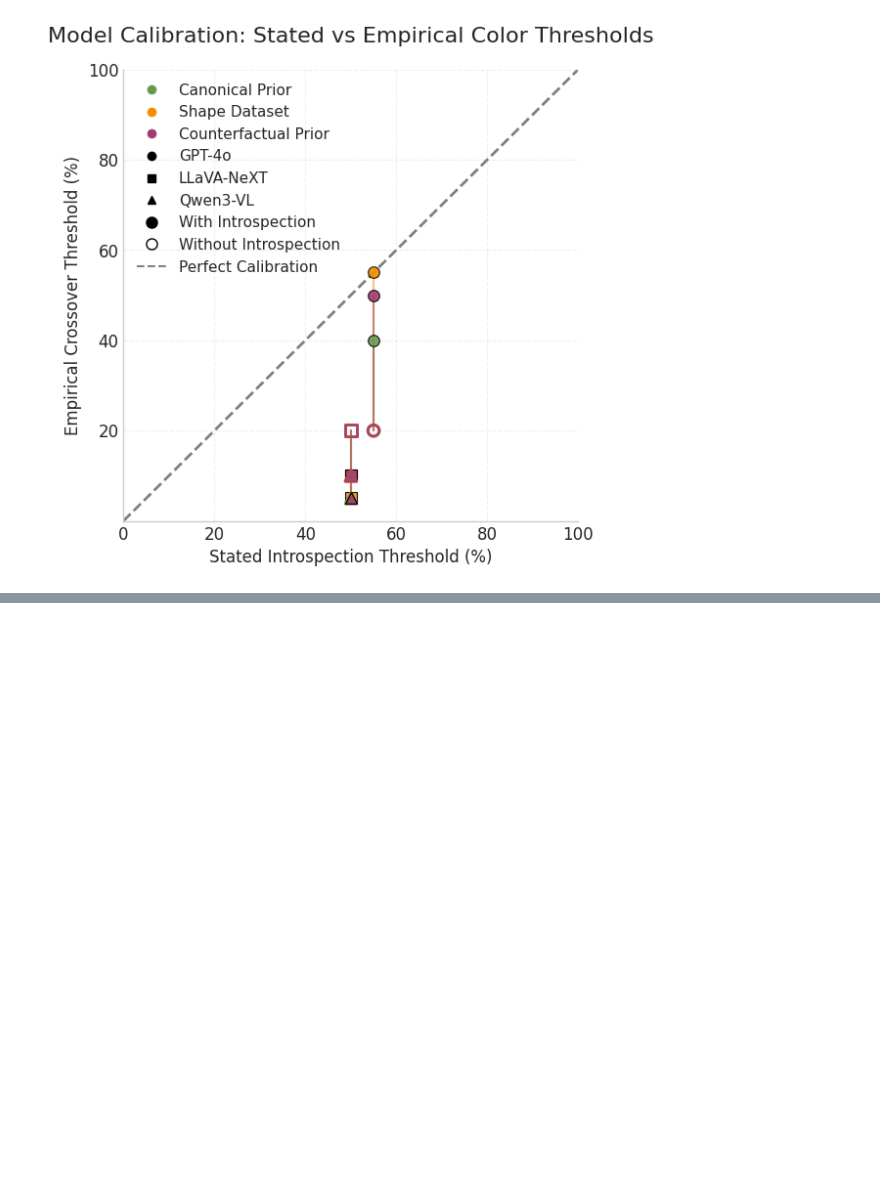
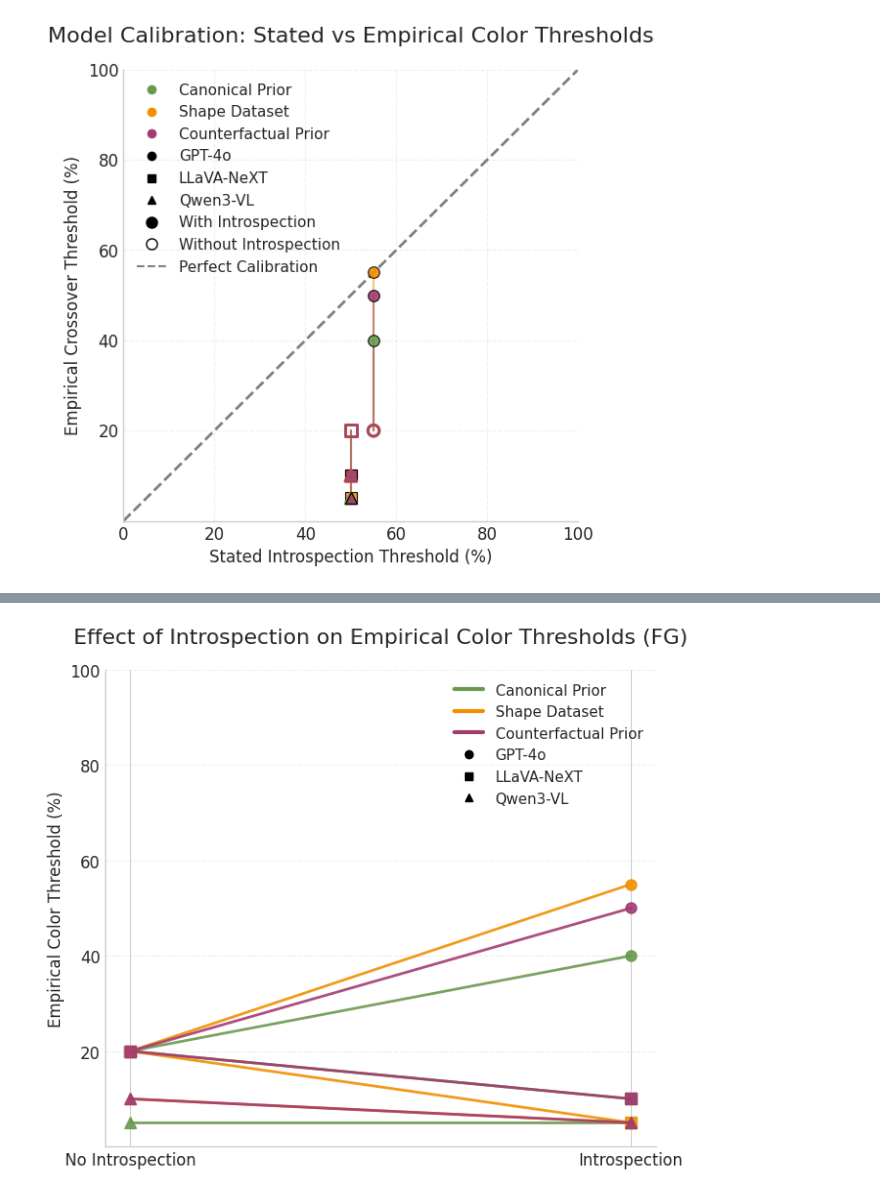
Before and after one commit to jonnemi/color-concept-entanglement, a Jupyter notebook: model_evaluation/VLM_analysis.ipynb, the cells around one changed output, grey strips where cells are left out. Drawn from its saved outputs; the diff is of its cells as text; code cells hidden in the pictures; blank space fills up the shorter version.

Commit message:
More Model PLots

```diff
--- a/model_evaluation/VLM_analysis.ipynb
+++ b/model_evaluation/VLM_analysis.ipynb
@@ -815,0 +719,63 @@ This shows internal belief dynamics.
+# %%
+import matplotlib.pyplot as plt
+import numpy as np
+
+fig, ax = plt.subplots(figsize=(7,6))
+
+x_positions = [0,1]  # no introspection -> introspection
+
+for _, row in calib_df.iterrows():
+
+    y_vals = [
+        row["empirical_no_intro"],
+        row["empirical_intro"]
+    ]
+
+    ax.plot(
+        x_positions,
+        y_vals,
+        color=colors[row["stimulus"]],
+        marker=model_markers[row["model"]],
+        markersize=8,
+        linewidth=2,
+        alpha=0.9
+    )
+
+# axes
+ax.set_xticks(x_positions)
+ax.set_xticklabels(["No Introspection","Introspection"])
+
+ax.set_ylabel("Empirical Color Threshold (%)")
+ax.set_ylim(0,100)
+ax.set_yticks(np.arange(20,101,20))
+
+ax.grid(axis="y", linestyle="--", alpha=0.3)
+
+plt.title(
+    "Effect of Introspection on Empirical Color Thresholds (FG)",
+    fontsize=16,
+    pad = 20
+)
+
+# legend
+from matplotlib.lines import Line2D
+
+legend_elements = [
+
+    # datasets
+    Line2D([0],[0], color=colors['correct_prior'], lw=3, label='Canonical Prior'),
+    Line2D([0],[0], color=colors['shape'], lw=3, label='Shape Dataset'),
+    Line2D([0],[0], color=colors['counterfact'], lw=3, label='Counterfactual Prior'),
+
+    # models
+    Line2D([0],[0], marker='o', color='black', linestyle='None', label='GPT-4o'),
+    Line2D([0],[0], marker='s', color='black', linestyle='None', label='LLaVA-NeXT'),
+    Line2D([0],[0], marker='^', color='black', linestyle='None', label='Qwen3-VL'),
+]
+
+ax.legend(handles=legend_elements, frameon=False)
+
+plt.tight_layout()
+plt.show()
+# %% [output]
+[figure, added]
```
Also changed, not shown: parts of 5 cells of this notebook.
